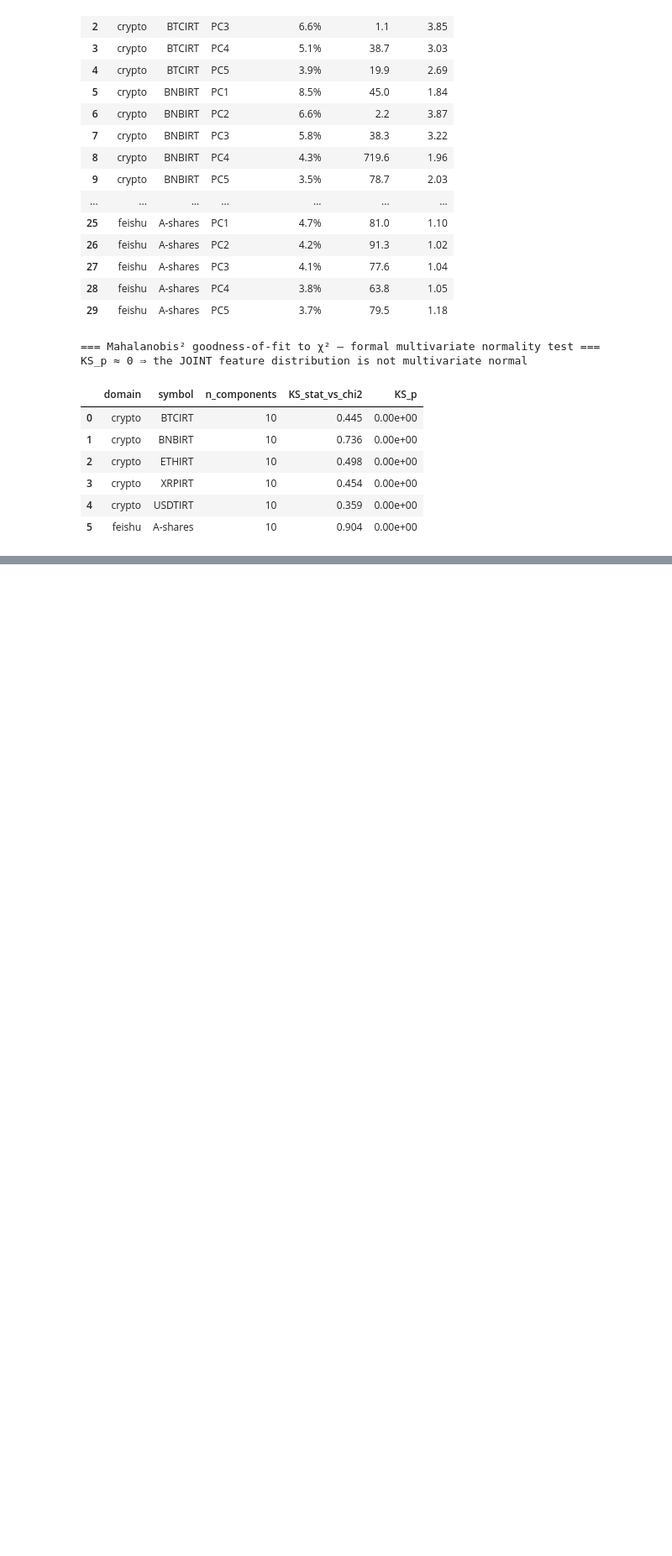
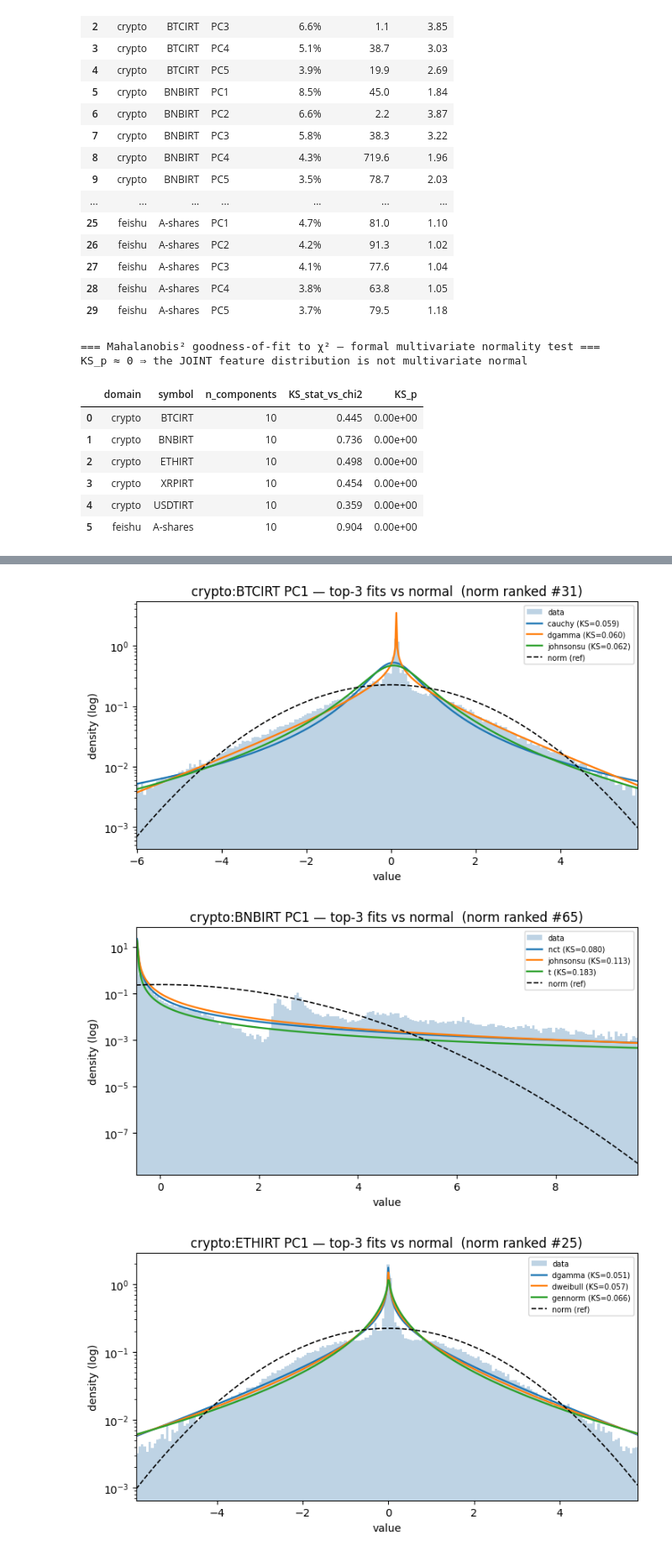
Before and after one commit to ArshiAbolghasemi/Penny, a Jupyter notebook: notebooks/increment_diagnostics.ipynb, the cells around one changed output, grey strips where cells are left out. Shown at 84% size. Saved outputs shown, nothing was run; the diff lists cells and outputs as text; code cells hidden in the pictures; blank space fills up the shorter version.

```diff
--- a/notebooks/increment_diagnostics.ipynb
+++ b/notebooks/increment_diagnostics.ipynb
@@ -1215,0 +1385,10 @@ KS_p ≈ 0 ⇒ the JOINT feature distribution is not multivariate normal
+# %%
+N_PC_FIT = 2  # how many leading PCs to fit per symbol
+
+FIT_PC = {}
+for key, r in PCA_RESULTS.items():
+    for j in range(min(N_PC_FIT, r["n_components"])):
+        ranked = fit_distributions(r["pcs"][:, j])
+        FIT_PC[(key, j)] = ranked
+        print_top(ranked, f"{key[0]}:{key[1]}  PC{j + 1} "
+                  f"({100 * r['explained_var_ratio'][j]:.1f}% var)", topn=6)
@@ -1215,0 +1413,9 @@ KS_p ≈ 0 ⇒ the JOINT feature distribution is not multivariate normal
+# %%
+# plot PC1 fits per symbol
+for key, r in PCA_RESULTS.items():
+    plot_dist_fits(r["pcs"][:, 0], FIT_PC[(key, 0)],
+                   f"{key[0]}:{key[1]} PC1", drop_zeros=False)
+# %% [output]
+[figure, added]
+[figure, added]
+[figure, added]
```
Also changed, not shown: parts of 10 cells of this notebook.
